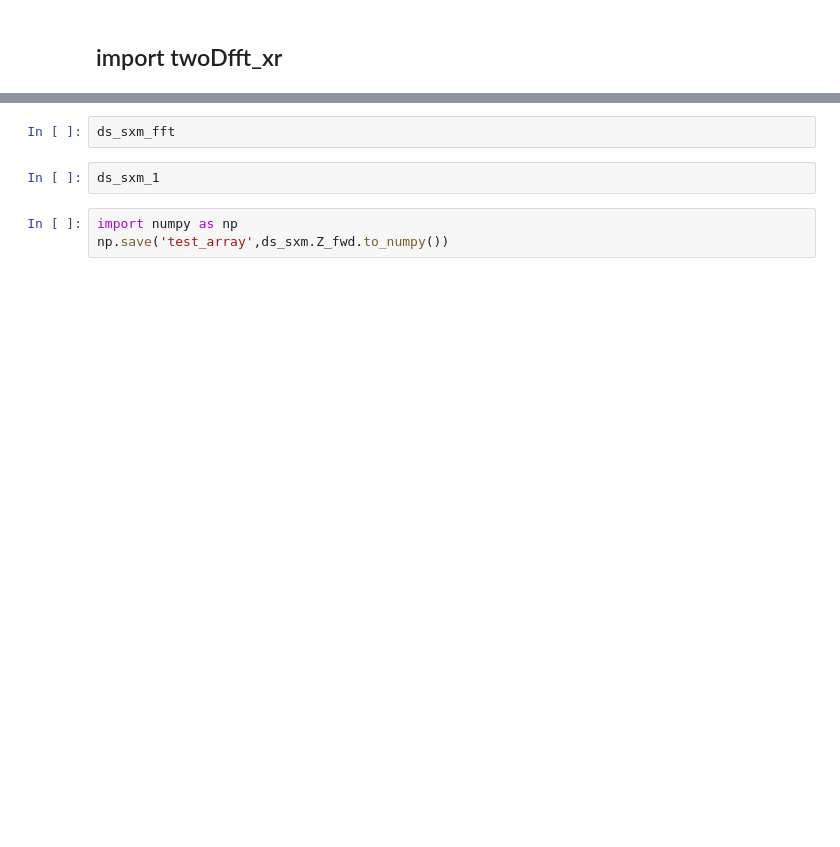
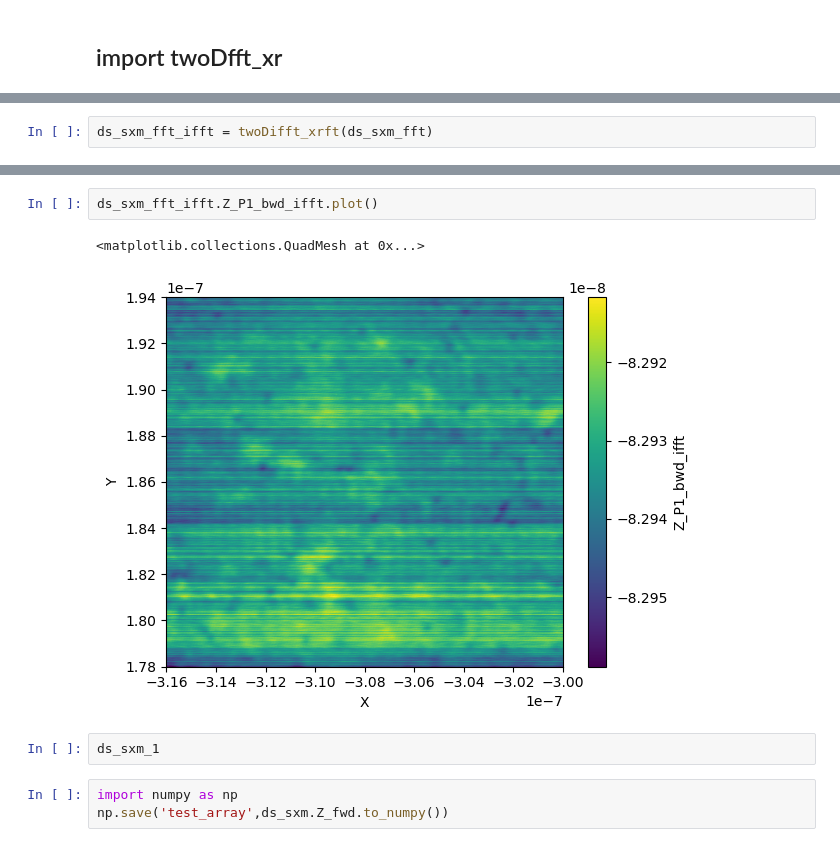
Before and after one commit to jewook-park/SPMpy_public, a Jupyter notebook: notebooks/quickstart_spmpy_v0_1.ipynb, the cells around one changed output, grey strips where cells are left out. Drawn from its saved outputs; the diff is of its cells as text; blank space fills up the shorter version.

```diff
--- a/notebooks/quickstart_spmpy_v0_1.ipynb
+++ b/notebooks/quickstart_spmpy_v0_1.ipynb
@@ -763,0 +1035,2 @@ ds_sxm_fft.Z_fwd_fft_amp.plot(norm=LogNorm())
+# %%
+ds_sxm_fft_ifft = twoDifft_xrft(ds_sxm_fft)
@@ -764,5 +1057,8 @@ ds_sxm_fft.Z_fwd_fft_amp.plot(norm=LogNorm())
 # %%
-ds_sxm_fft
+ds_sxm_fft_ifft.Z_P1_bwd_ifft.plot()
+# %% [output]
+<matplotlib.collections.QuadMesh at 0x...>
+[figure, added]
 # %%
 ds_sxm_1
 # %%
```
Also changed, not shown: parts of 63 cells of this notebook, 1 other file.
